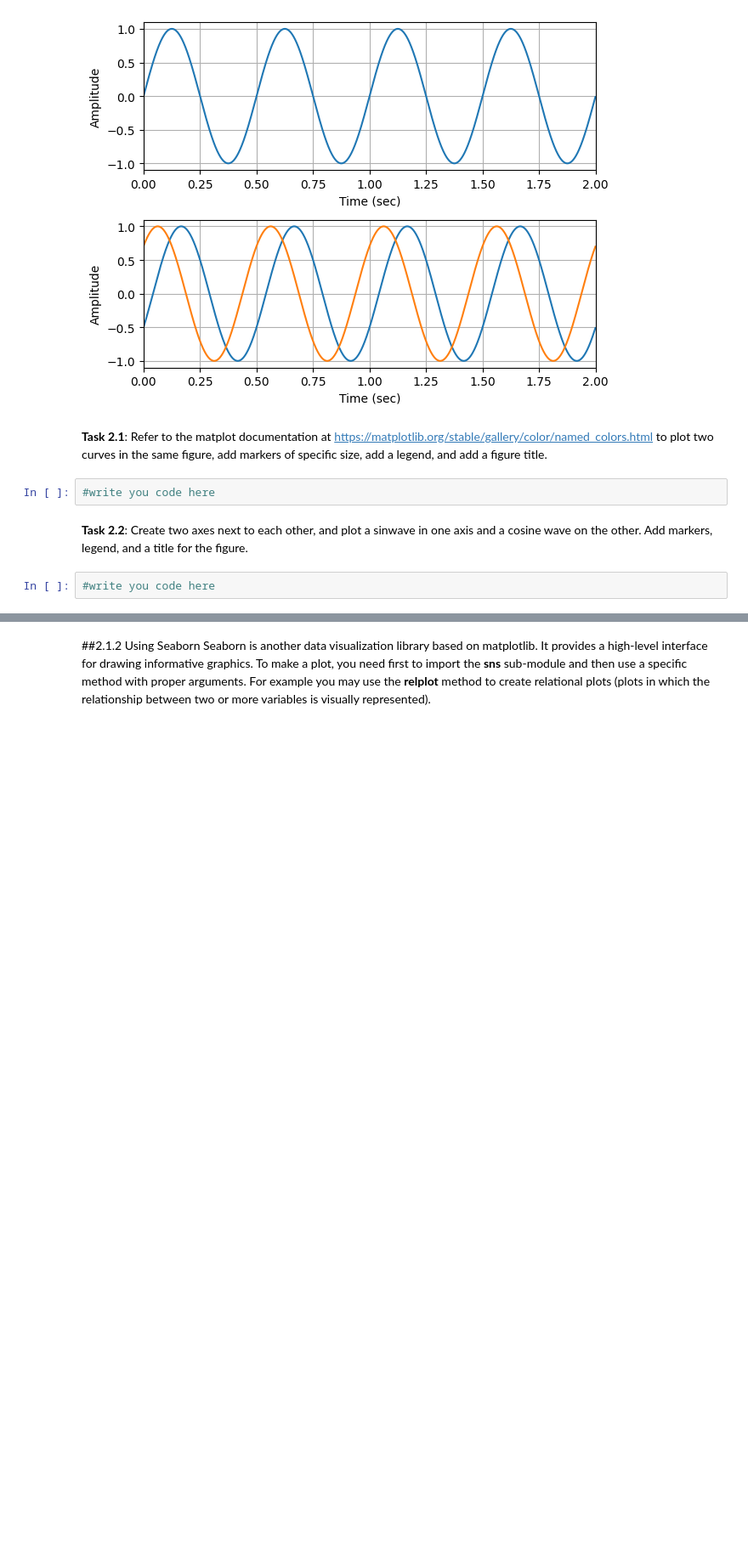
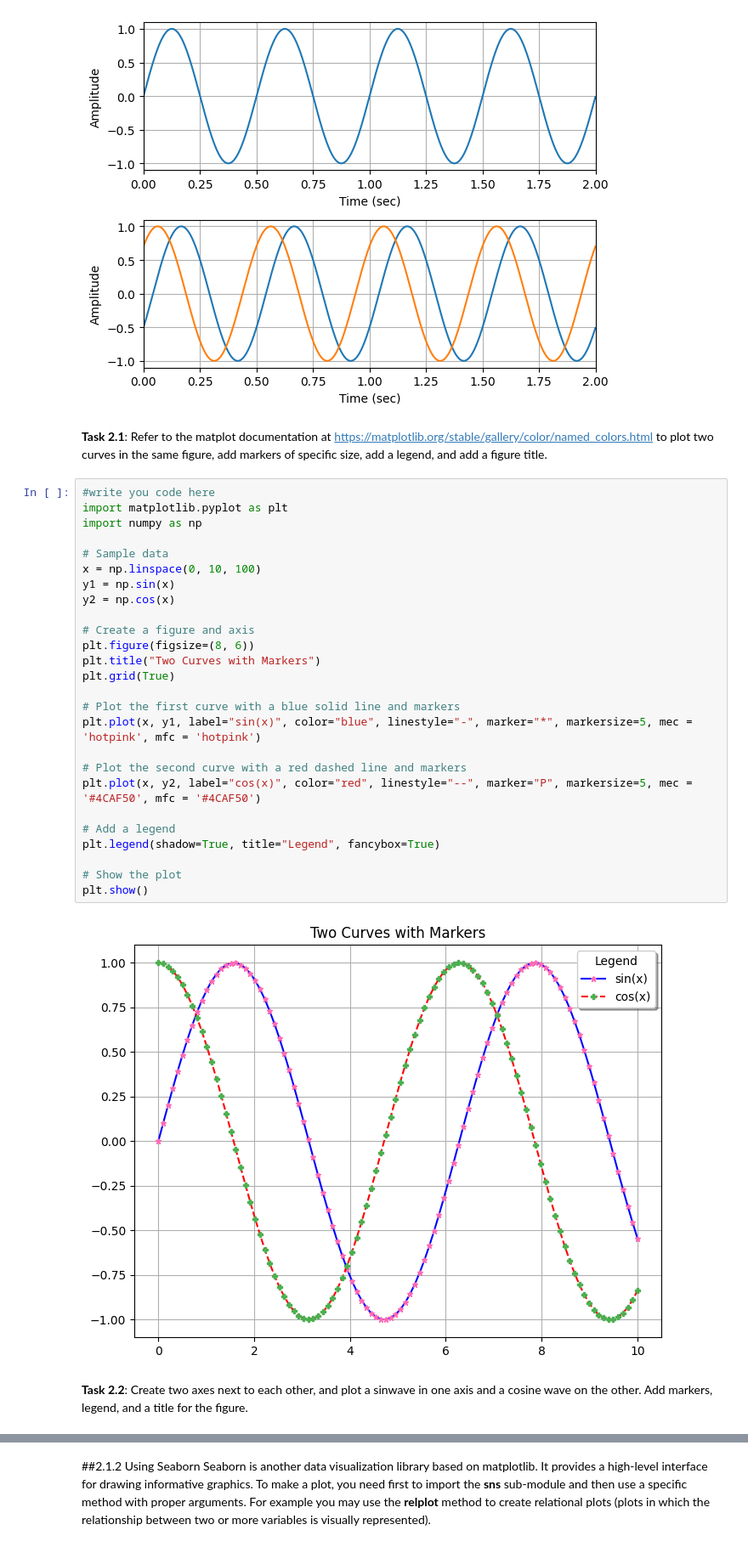
Before and after one commit to amohd63/ENCS5141-INTELLIGENT-SYSTEMS-LAB, a Jupyter notebook: Manual_ENCS5141_Exp2_Handling_Missing_Data.ipynb, the cells around one changed output, grey strips where cells are left out. Shown at 85% size. Saved outputs shown, nothing was run; the diff lists cells and outputs as text; blank space fills up the shorter version.

```diff
--- a/Manual_ENCS5141_Exp2_Handling_Missing_Data.ipynb
+++ b/Manual_ENCS5141_Exp2_Handling_Missing_Data.ipynb
@@ -81,9 +81,33 @@ plt.show()
 [figure]
 # %% [markdown]
 **Task 2.1**: Refer to the matplot documentation at https://matplotlib.org/stable/gallery/color/named_colors.html to plot two curves in the same figure, add markers of specific size, add a legend, and add a figure title.
-# %%
-#write you code here
+# %%
+#write you code here
+import matplotlib.pyplot as plt
+import numpy as np
+
+# Sample data
+x = np.linspace(0, 10, 100)
+y1 = np.sin(x)
+y2 = np.cos(x)
+
+# Create a figure and axis
+plt.figure(figsize=(8, 6))
+plt.title("Two Curves with Markers")
+plt.grid(True)
+
+# Plot the first curve with a blue solid line and markers
+plt.plot(x, y1, label="sin(x)", color="blue", linestyle="-", marker="*", markersize=5, mec = 'hotpink', mfc = 'hotpink')
+
+# Plot the second curve with a red dashed line and markers
+plt.plot(x, y2, label="cos(x)", color="red", linestyle="--", marker="P", markersize=5, mec = '#4CAF50', mfc = '#4CAF50')
+
+# Add a legend
+plt.legend(shadow=True, title="Legend", fancybox=True)
+
+# Show the plot
+plt.show()
+# %% [output]
+[figure, added]
 # %% [markdown]
 **Task 2.2**: Create two axes next to each other, and plot a sinwave in one axis and a cosine wave on the other. Add markers, legend, and a title for the figure.
-# %%
-#write you code here
```
Also changed, not shown: parts of 22 cells of this notebook.
